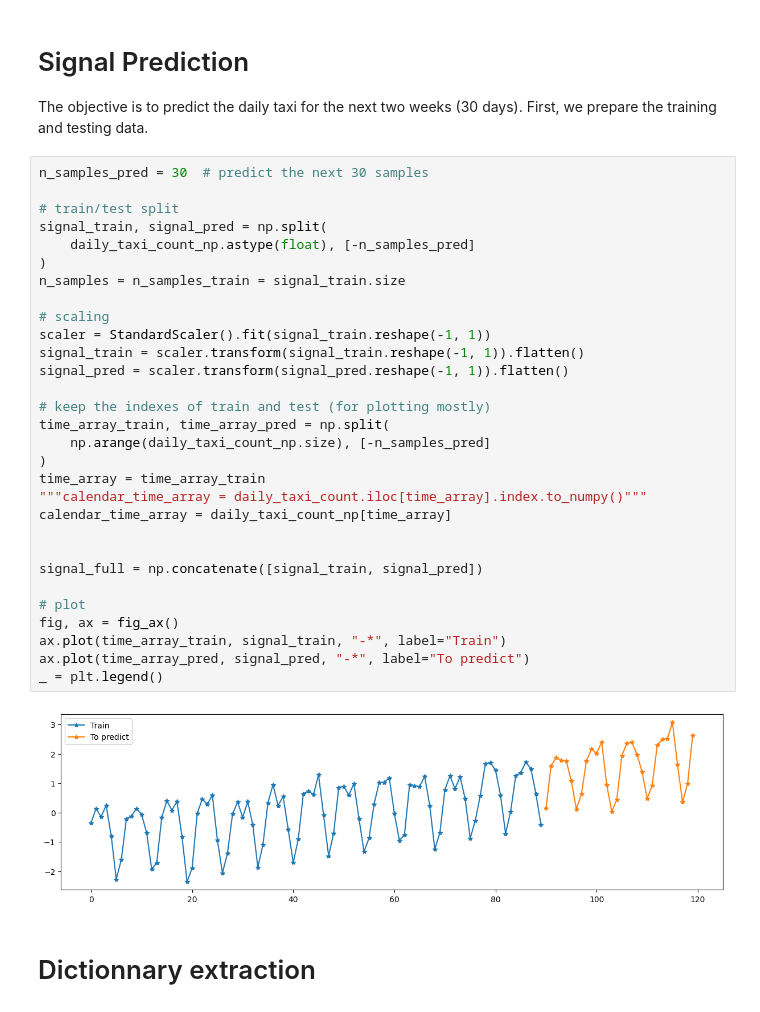
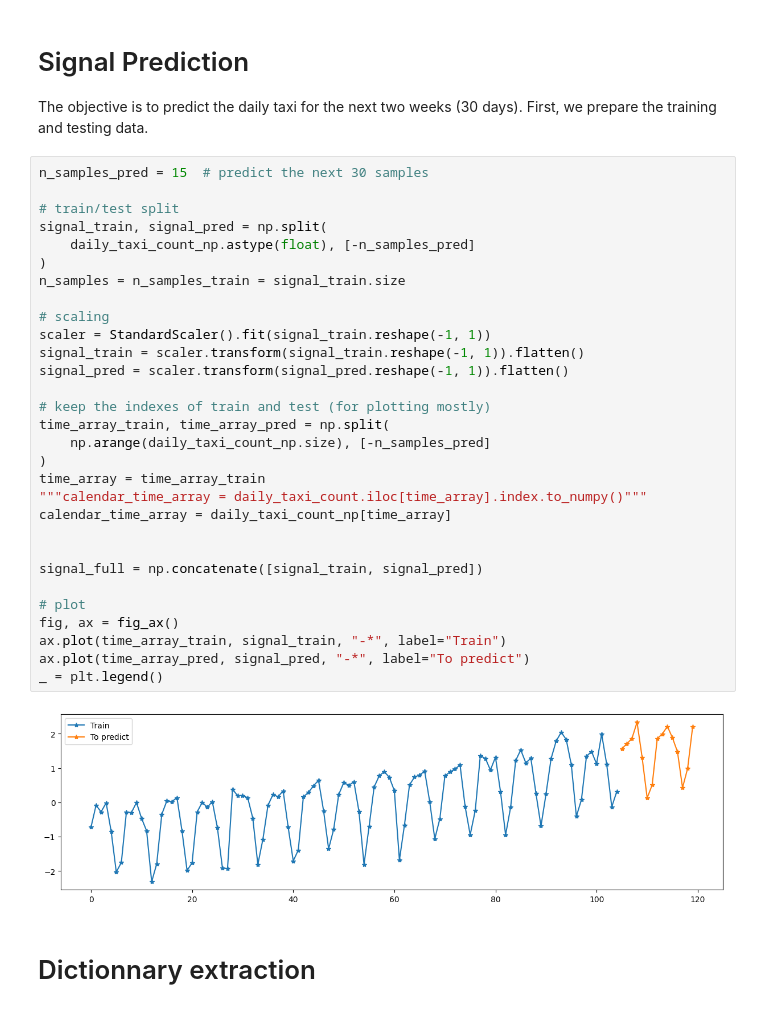
Before and after one commit to maryamelyaagoubi/mini_projet_ts, a Jupyter notebook: nyc_forecasting.ipynb, the cells around one changed output. Drawn from its saved outputs; the diff is of its cells as text.

```diff
--- a/nyc_forecasting.ipynb
+++ b/nyc_forecasting.ipynb
@@ -144,37 +212,37 @@ _ = ax.set_ylim(0)
 The objective is to predict the daily taxi for the next two weeks (30 days).
 First, we prepare the training and testing data.
 # %%
-n_samples_pred = 30  # predict the next 30 samples
+n_samples_pred = 15  # predict the next 30 samples
 
 # train/test split
 signal_train, signal_pred = np.split(
     daily_taxi_count_np.astype(float), [-n_samples_pred]
 )
 n_samples = n_samples_train = signal_train.size
 
 # scaling
 scaler = StandardScaler().fit(signal_train.reshape(-1, 1))
 signal_train = scaler.transform(signal_train.reshape(-1, 1)).flatten()
 signal_pred = scaler.transform(signal_pred.reshape(-1, 1)).flatten()
 
 # keep the indexes of train and test (for plotting mostly)
 time_array_train, time_array_pred = np.split(
     np.arange(daily_taxi_count_np.size), [-n_samples_pred]
 )
 time_array = time_array_train
 """calendar_time_array = daily_taxi_count.iloc[time_array].index.to_numpy()"""
 calendar_time_array = daily_taxi_count_np[time_array]
 
 
 signal_full = np.concatenate([signal_train, signal_pred])
 
 # plot
 fig, ax = fig_ax()
 ax.plot(time_array_train, signal_train, "-*", label="Train")
 ax.plot(time_array_pred, signal_pred, "-*", label="To predict")
 _ = plt.legend()
 # %% [output]
-[figure, old version]
+[figure, new version]
 # %% [markdown]
 # Dictionnary extraction
 # %%
```
Also changed, not shown: parts of 22 cells of this notebook.
